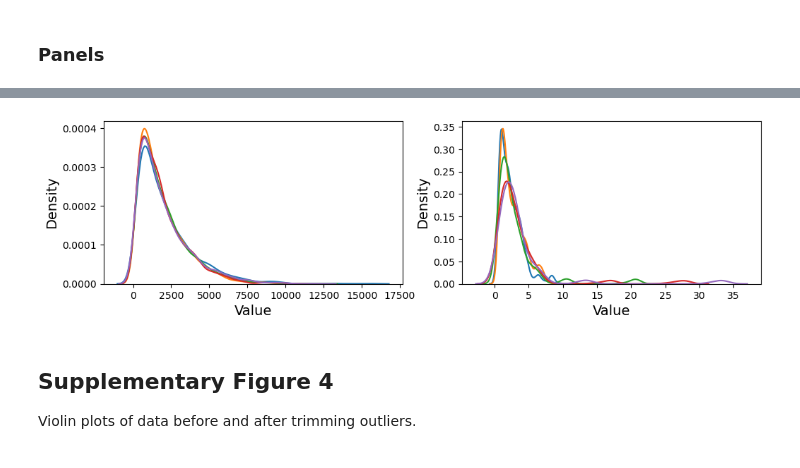
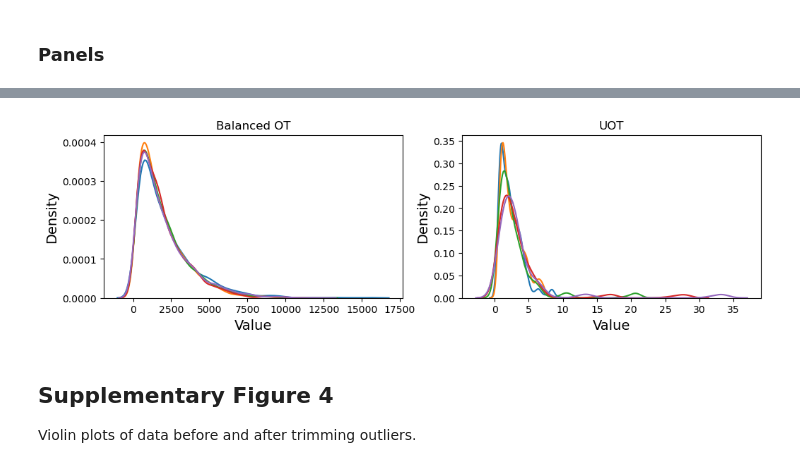
Before and after one commit to OlivierJSm/MasterInternship1, a Jupyter notebook: Testing/Report Figures/section_2.ipynb, the cells around one changed output, grey strips where cells are left out. Drawn from its saved outputs; the diff is of its cells as text; code cells hidden in the pictures.

```diff
--- a/Testing/Report Figures/section_2.ipynb
+++ b/Testing/Report Figures/section_2.ipynb
@@ -798,36 +912,39 @@ for seed in seeds:
     matrix_bal = results_subsets_balanced[seed].values
     matrix_unbal = results_subsets_unbalanced[seed].values
 
     idx = np.triu_indices(matrix_bal.shape[0], k=1)
     upper_bal = matrix_bal[idx]
     upper_unbal = matrix_unbal[idx]
 
     # Balanced
     sns.kdeplot(
         upper_bal,
         ax=ax[0]
     )
 
     # Unbalanced
     sns.kdeplot(
         upper_unbal,
         ax=ax[1]
     )
 
-# Axis labels (if you add them)
+# Axis labels
 ax[0].set_xlabel("Value", fontsize=14)
 ax[1].set_xlabel("Value", fontsize=14)
-
 ax[0].set_ylabel("Density", fontsize=14)
 ax[1].set_ylabel("Density", fontsize=14)
+
+# Axis titles
+ax[0].set_title("Balanced OT")
+ax[1].set_title("UOT")
 
 # Tick labels
 for a in ax:
     a.tick_params(axis='both', labelsize=10)
 
 plt.savefig(f"{figure_save_dir}SF5.pdf", bbox_inches='tight')
 # %% [output]
-[figure, old version]
+[figure, new version]
 # %% [markdown]
 ## Supplementary Figure 4
 Violin plots of data before and after trimming outliers.
```
Also changed, not shown: parts of 16 cells of this notebook, 57 other files.
